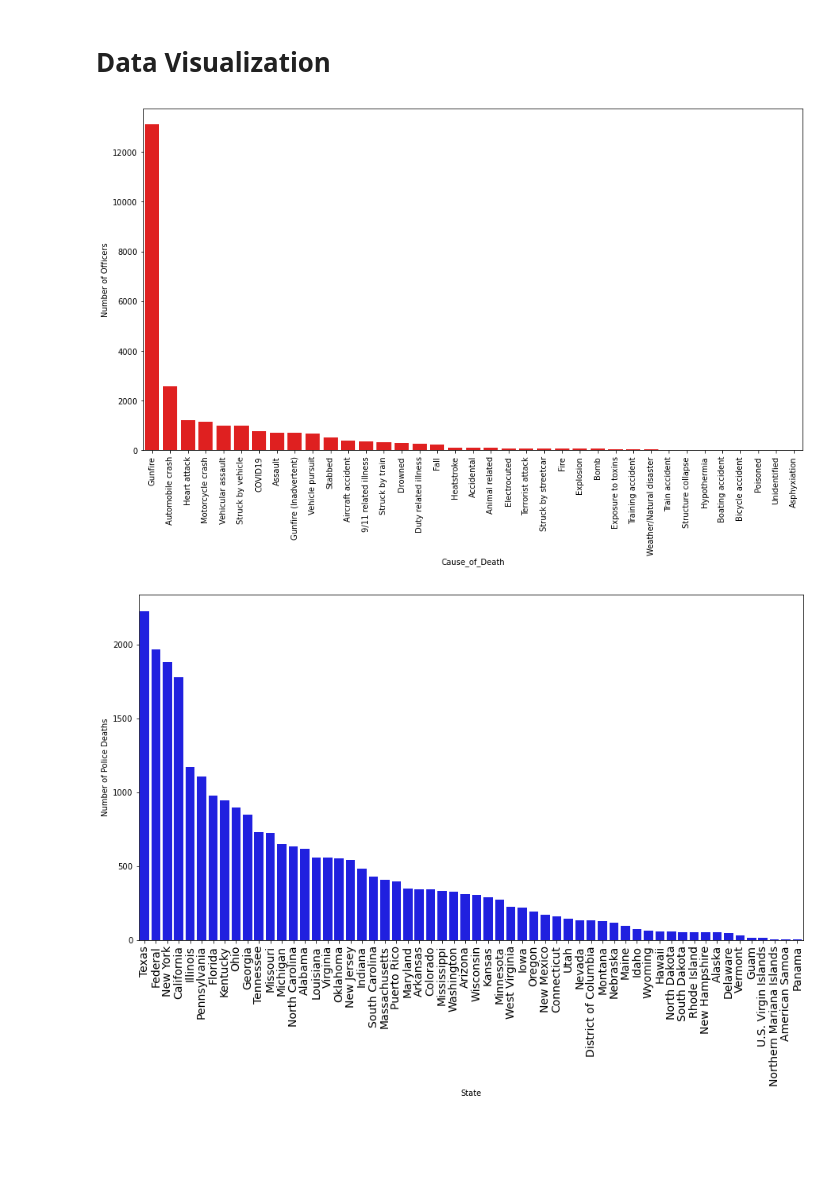
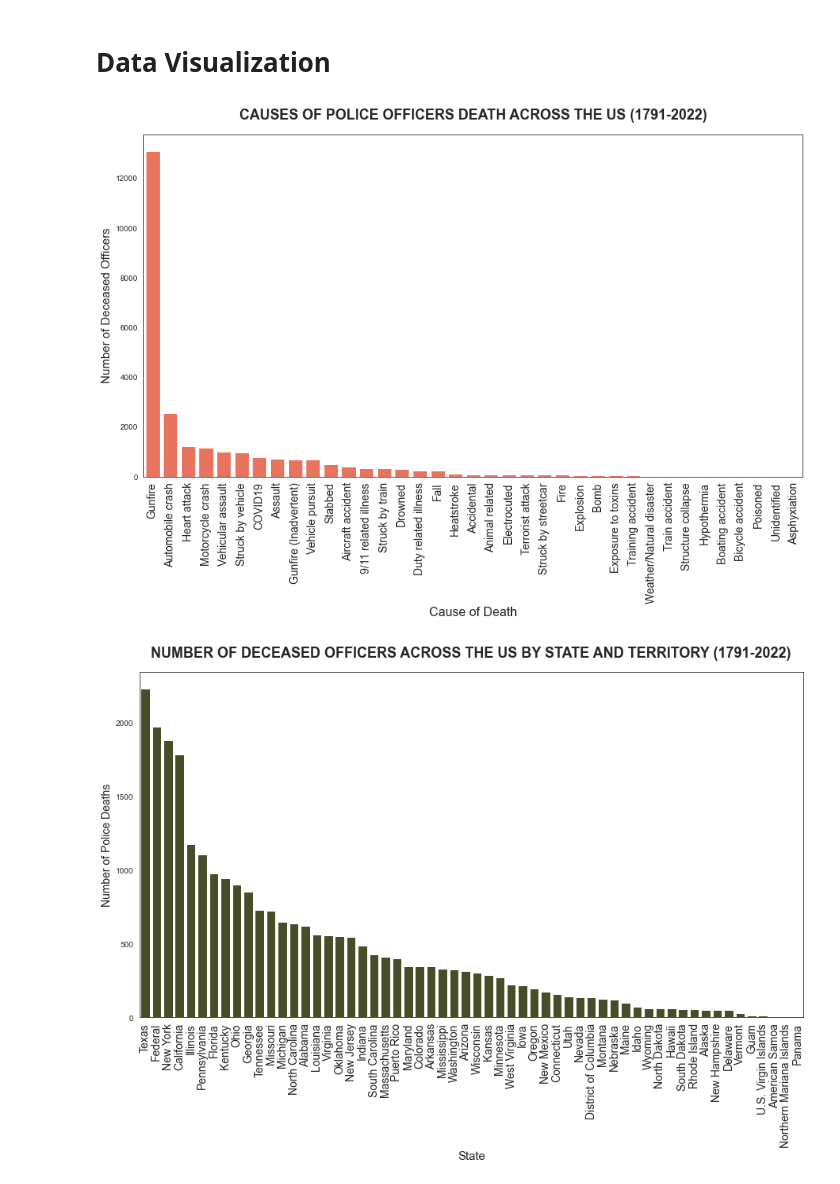
Before and after one commit to muniruelijah/Data_vizualization_of_police_dataset, a Jupyter notebook: Police-deaths-visualization.ipynb, the cells around one changed output. Saved outputs shown, nothing was run; the diff lists cells and outputs as text; code cells hidden in the pictures; blank space fills up the shorter version.

```diff
--- a/Police-deaths-visualization.ipynb
+++ b/Police-deaths-visualization.ipynb
@@ -130,28 +111,34 @@ def group_order(df, grp_name, sort_name):
 # %%
-# count plot of the cause of death
-cgrp_order = group_order(police_df, 'Cause_of_Death', 'Name')
+# Count plot of the Causes of Death
 plt.figure(figsize=(15,8))
+sns.set_style('white')
 sns.countplot(x = 'Cause_of_Death',
             data = police_df,
-            color = 'r',
-            order = cgrp_order )
-plt.xticks(rotation=90)
-plt.ylabel('Number of Officers')
+            color = '#FF6347',
+            order = police_df['Cause_of_Death'].value_counts().index )
+plt.xticks(fontsize=14,rotation=90)
+plt.xlabel('Cause of Death', fontsize = 16)
+plt.ylabel('Number of Deceased Officers', fontsize = 15)
+plt.title('Causes of Police Officers Death across the us (1791-2022)'.upper(),
+            fontdict= { 'fontsize' : 18, 'fontweight' :'bold'},
+            y = 1.03)
 plt.show()
 # %% [output]
-[figure, old version]
+[figure, new version]
 # %%
-# Plot a count plot of the number of deaths in each state/region
-sgrp_order = group_order(police_df, 'State', 'Name')
+# Plot a count plot of the number of deaths in each state
 plt.figure(figsize=(15,8))
 sns.countplot(data = police_df,
             x = 'State',
-            color = 'b',
-            order = sgrp_order
+            color = '#4b5320',
+            order =  police_df['State'].value_counts().index
             )
 plt.xticks(fontsize = 14, rotation = 90)
-plt.ylabel('Number of Police Deaths')
-plt.xlabel('State')
+plt.ylabel('Number of Police Deaths', fontsize = 14)
+plt.xlabel('State', fontsize = 15)
+plt.title('Number of Deceased officers across the US by state and territory (1791-2022)'.upper(),
+            fontdict= { 'fontsize' : 18, 'fontweight' :'bold'},
+            y = 1.03 )
 plt.show()
 # %% [output]
-[figure, old version]
+[figure, new version]
```
Also changed, not shown: parts of 8 cells of this notebook.
